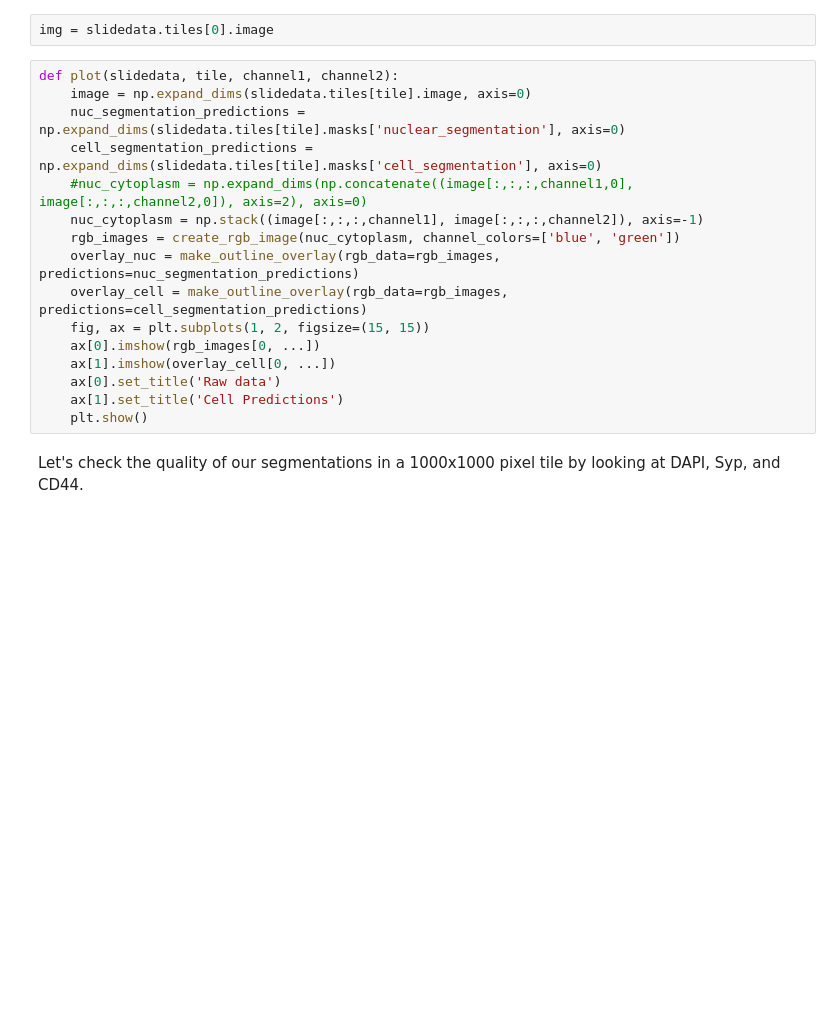
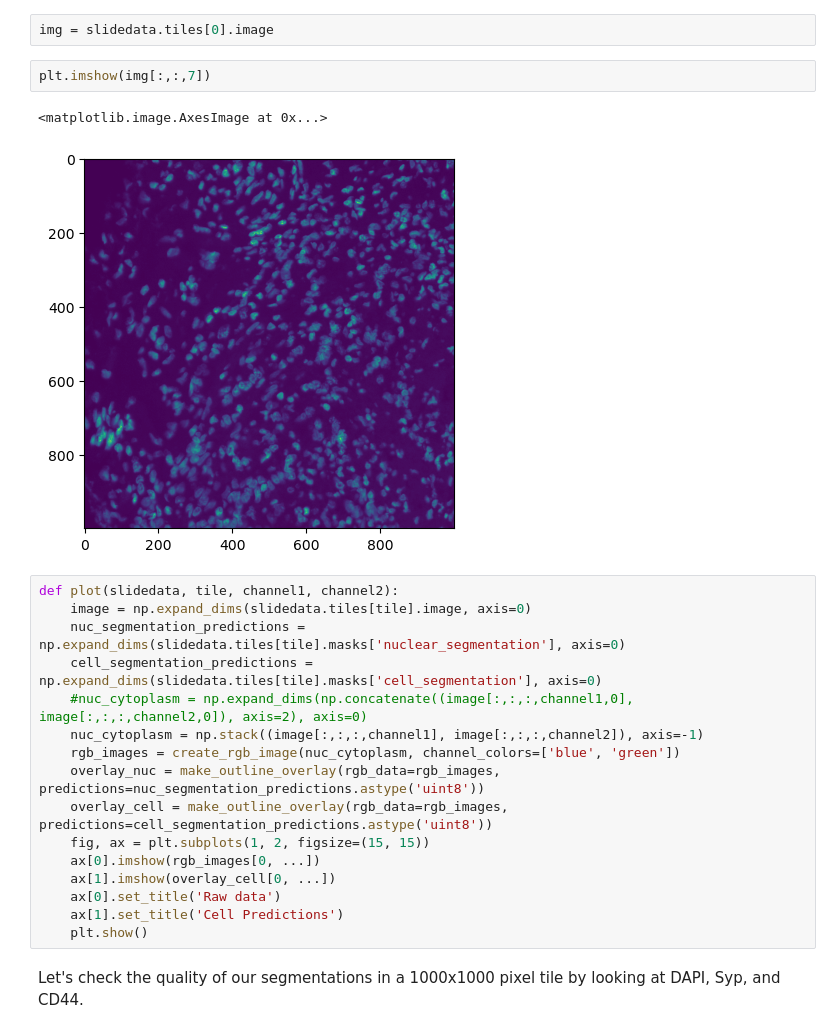
Before and after one commit to Dana-Farber-AIOS/pathml, a Jupyter notebook: examples/multiplex_if.ipynb, the cells around one changed output. Cells and saved outputs as stored; diff of their text form; blank space fills up the shorter version.

```diff
--- a/examples/multiplex_if.ipynb
+++ b/examples/multiplex_if.ipynb
@@ -84,5 +91,10 @@ slidedata.run(pipe, distributed = True, client = client, tile_size=1000, tile_pa
 # %%
 img = slidedata.tiles[0].image
+# %%
+plt.imshow(img[:,:,7])
+# %% [output]
+<matplotlib.image.AxesImage at 0x...>
+[figure, added]
 # %%
 def plot(slidedata, tile, channel1, channel2):
     image = np.expand_dims(slidedata.tiles[tile].image, axis=0)
@@ -91,8 +103,8 @@ def plot(slidedata, tile, channel1, channel2):
     #nuc_cytoplasm = np.expand_dims(np.concatenate((image[:,:,:,channel1,0], image[:,:,:,channel2,0]), axis=2), axis=0)
     nuc_cytoplasm = np.stack((image[:,:,:,channel1], image[:,:,:,channel2]), axis=-1)
     rgb_images = create_rgb_image(nuc_cytoplasm, channel_colors=['blue', 'green'])
-    overlay_nuc = make_outline_overlay(rgb_data=rgb_images, predictions=nuc_segmentation_predictions)
-    overlay_cell = make_outline_overlay(rgb_data=rgb_images, predictions=cell_segmentation_predictions)
+    overlay_nuc = make_outline_overlay(rgb_data=rgb_images, predictions=nuc_segmentation_predictions.astype('uint8'))
+    overlay_cell = make_outline_overlay(rgb_data=rgb_images, predictions=cell_segmentation_predictions.astype('uint8'))
     fig, ax = plt.subplots(1, 2, figsize=(15, 15))
     ax[0].imshow(rgb_images[0, ...])
     ax[1].imshow(overlay_cell[0, ...])
```
Also changed, not shown: parts of 10 cells of this notebook, 1 other file.
